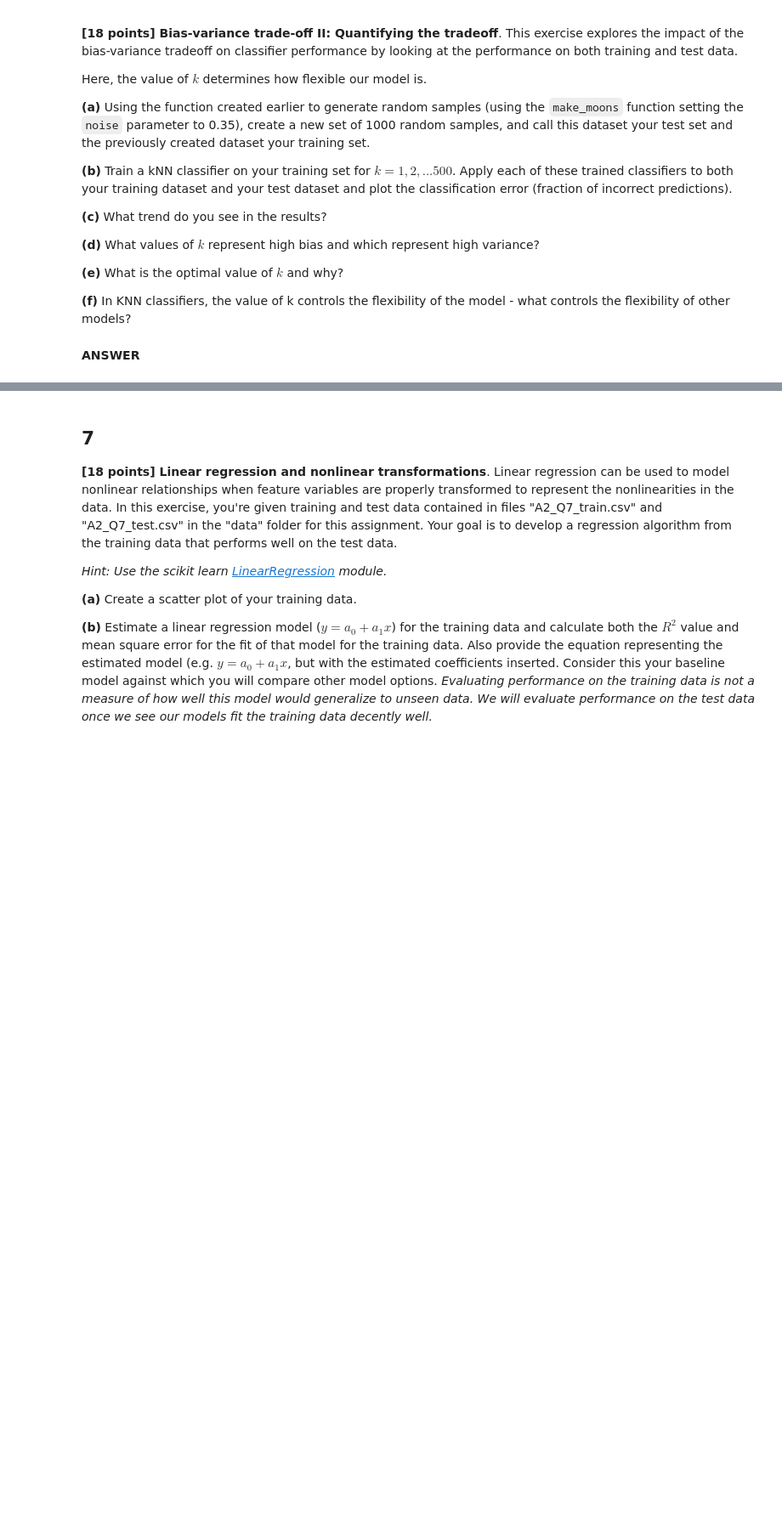
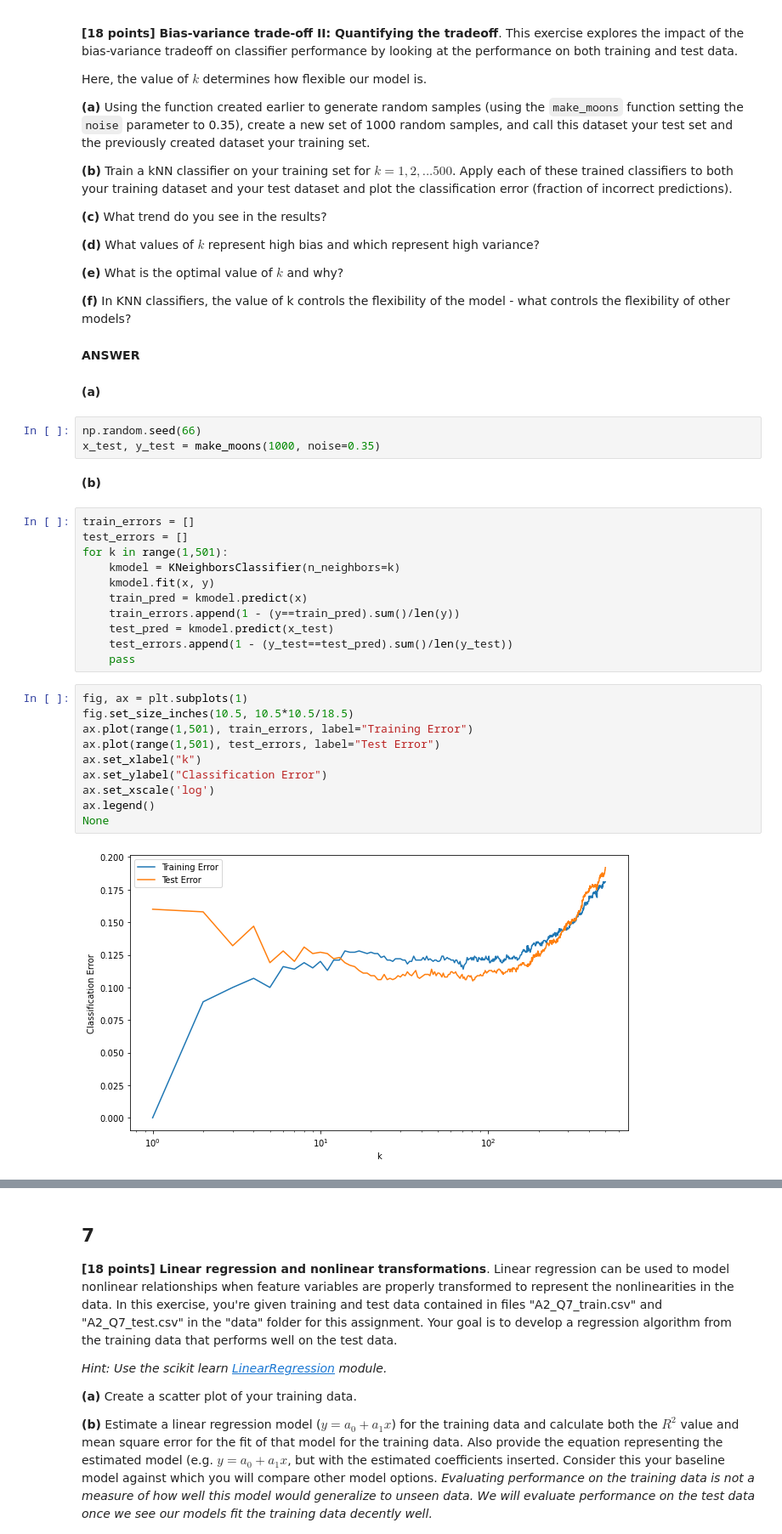
Before and after one commit to satvikk/ids705, a Jupyter notebook: assignments/Assignment_2.ipynb, the cells around one changed output, grey strips where cells are left out. Shown at 85% size. Cells and saved outputs as stored; diff of their text form; blank space fills up the shorter version.

```diff
--- a/assignments/Assignment_2.ipynb
+++ b/assignments/Assignment_2.ipynb
@@ -311,3 +363,33 @@ Here, the value of $k$ determines how flexible our model is.
 **(f)** In KNN classifiers, the value of k controls the flexibility of the model - what controls the flexibility of other models?
 # %% [markdown]
 **ANSWER**
+# %% [markdown]
+**(a)**
+# %%
+np.random.seed(66)
+x_test, y_test = make_moons(1000, noise=0.35)
+# %% [markdown]
+**(b)**
+# %%
+train_errors = []
+test_errors = []
+for k in range(1,501):
+    kmodel = KNeighborsClassifier(n_neighbors=k)
+    kmodel.fit(x, y)
+    train_pred = kmodel.predict(x)
+    train_errors.append(1 - (y==train_pred).sum()/len(y))
+    test_pred = kmodel.predict(x_test)
+    test_errors.append(1 - (y_test==test_pred).sum()/len(y_test))
+    pass
+# %%
+fig, ax = plt.subplots(1)
+fig.set_size_inches(10.5, 10.5*10.5/18.5)
+ax.plot(range(1,501), train_errors, label="Training Error")
+ax.plot(range(1,501), test_errors, label="Test Error")
+ax.set_xlabel("k")
+ax.set_ylabel("Classification Error")
+ax.set_xscale('log')
+ax.legend()
+None
+# %% [output]
+[figure, added]
```
Also changed, not shown: parts of 32 cells of this notebook, 1 other file.
